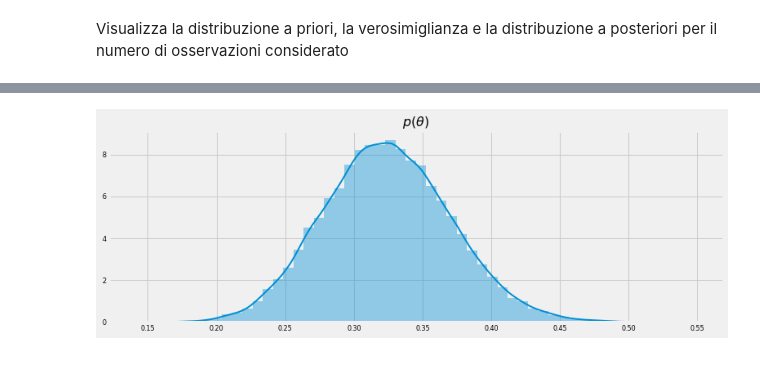
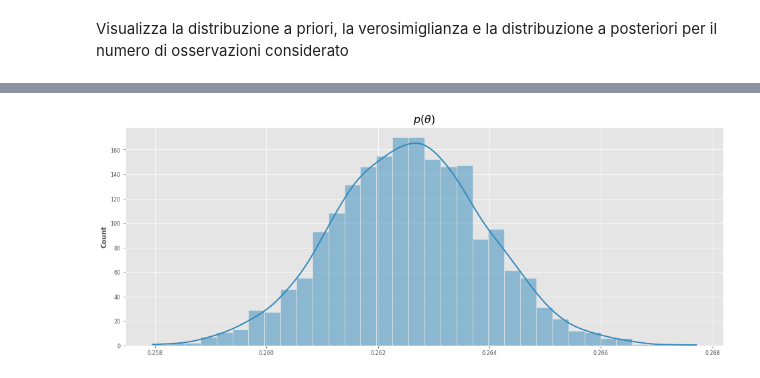
Before and after one commit to tvml/ml2324, a Jupyter notebook: codici/BetaBernoulli.ipynb, the cells around one changed output, grey strips where cells are left out. Saved outputs shown, nothing was run; the diff lists cells and outputs as text; code cells hidden in the pictures.

```diff
--- a/codici/BetaBernoulli.ipynb
+++ b/codici/BetaBernoulli.ipynb
@@ -8,5 +13,5 @@ import matplotlib.pyplot as plt
 # %%
-plt.style.use('fivethirtyeight')
+plt.style.use('ggplot')
 
 plt.rcParams['font.family'] = 'sans-serif'
 plt.rcParams['font.serif'] = 'Ubuntu'
@@ -28,7 +33,7 @@ colors = ['#008fd5', '#fc4f30', '#e5ae38', '#6d904f', '#8b8b8b', '#810f7c', '#13
 # %% [markdown]
 Fissa la probabilità $\theta$ di esito pari a $1$ e i numeri di osservazioni da considerare
 # %%
-theta_real = 0.36
+theta_real = 0.26
 n_trials = 100000
 # %% [markdown]
 Genera la sequenza casuale di risultati derivanti da lanci ripetuti con probabilità di $1$ pari a $\theta$
@@ -143,7 +146,7 @@ with pm.Model() as model:
     theta = pm.Beta('theta', alpha=1, beta=1)
     # likelihood
     y = pm.Bernoulli('y', p=theta, observed=data)
-    trace = pm.sample(20000)
+    trace = pm.sample(1000, return_inferencedata=True)
 # %% [output]
 Auto-assigning NUTS sampler...
 Initializing NUTS using jitter+adapt_diag...
@@ -155,7 +220,7 @@ theta_data = data.sum()/len(data)
 # %%
-fig = plt.figure(figsize=(12,4))
-sns.distplot(trace['theta'])
+fig = plt.figure(figsize=(16,6))
+sns.histplot(data=np.concatenate((trace.posterior.theta[0,:], trace.posterior.theta[1,:])), kde=True)
 plt.title(r'$p(\theta)$', fontsize=16)
 plt.show()
 # %% [output]
-[figure, old version]
+[figure, new version]
```
Also changed, not shown: parts of 26 cells of this notebook.
